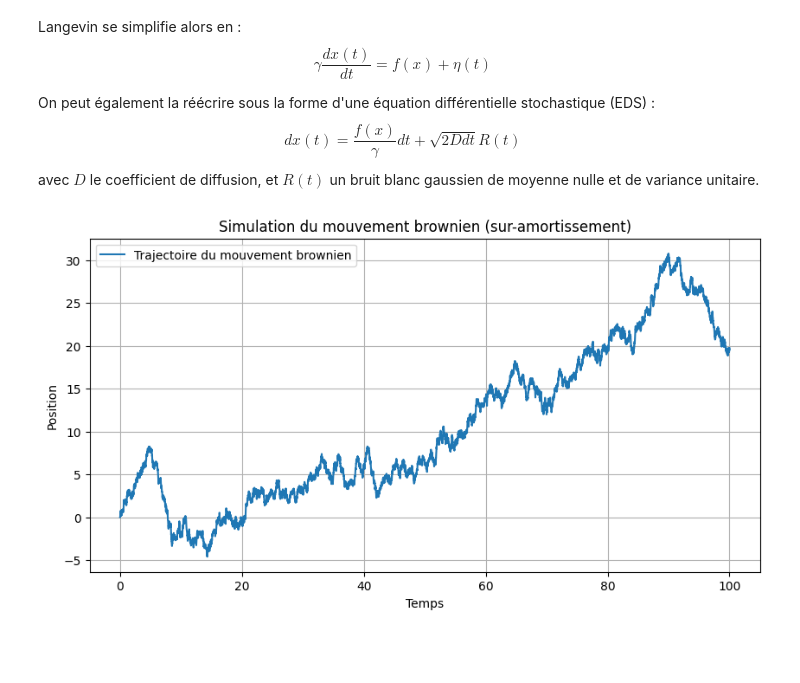
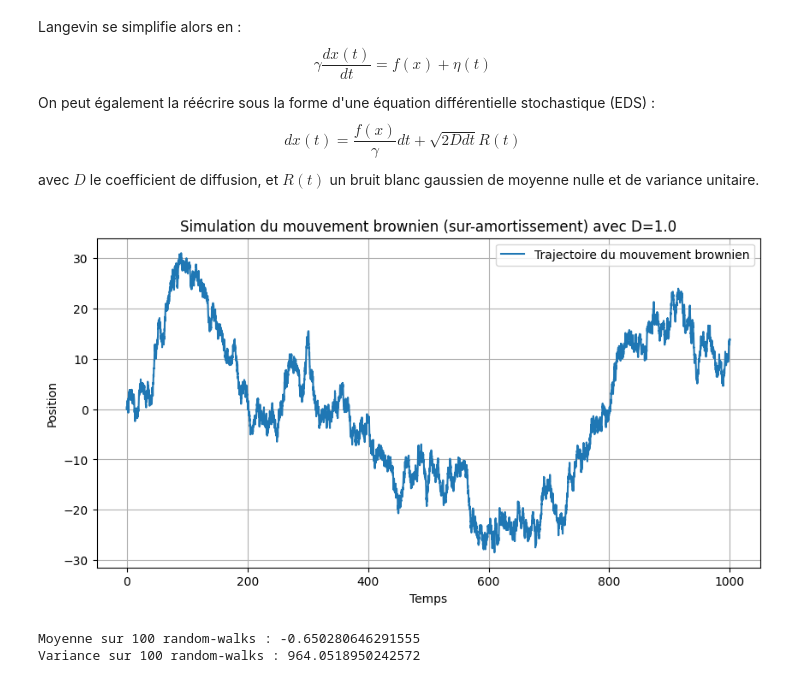
Before and after one commit to ostix360/Brownian-Motion, a Jupyter notebook: CR.ipynb, the cells around one changed output. Saved outputs shown, nothing was run; the diff lists cells and outputs as text; code cells hidden in the pictures; blank space fills up the shorter version.

```diff
--- a/CR.ipynb
+++ b/CR.ipynb
@@ -22,28 +22,45 @@ avec $D$ le coefficient de diffusion, et $R(t)$ un bruit blanc gaussien de moyen
 # %%
 import numpy as np
 import matplotlib.pyplot as plt
 from free_particle import euler_maruyama
 
 # Paramètres de la simulation
 step = 10000 # Nombre de pas de temps
-dt = 0.01 # Pas de temps
+dt = 0.1 # Pas de temps
 gamma = 1.0 # Coefficient de friction
 D = 1.0 # Coefficient de diffusion
 x0 = 0.0 # Position initiale
 
 # Simulation du mouvement brownien
 T = step*dt # Temps total de simulation
-x = euler_maruyama(D, gamma, T, dt )
+x = euler_maruyama(D, gamma, T, dt)
 t = np.arange(0, T, dt)
+
+# Simulation de plusieurs random-walk pour faire la moyenne sur plein
+n_walks = 100
+x_walks = np.zeros((n_walks, step))
+for i in range(n_walks):
+    x_walks[i] = euler_maruyama(D, gamma, T, dt)[:, 0]
+
+x_mean = np.mean(x_walks, axis=0)
+x_var = np.var(x_walks, axis=0)
+print(f"Moyenne sur {n_walks} random-walks : {x_mean}")
+print(f"Variance sur {n_walks} random-walks : {x_var}")
 
 # Tracé de la trajectoire
 plt.figure(figsize=(10, 5))
 plt.plot(t, x, label='Trajectoire du mouvement brownien')
 plt.xlabel('Temps')
 plt.ylabel('Position')
-plt.title('Simulation du mouvement brownien (sur-amortissement)')
+plt.title('Simulation du mouvement brownien (sur-amortissement) avec D={}'.format(D))
 plt.legend()
 plt.grid()
 plt.show()
 # %% [output]
-[figure, old version]
+[figure, new version]
+# %%
+print(f"Moyenne sur {n_walks} random-walks : {x_mean.mean()}")
+print(f"Variance sur {n_walks} random-walks : {x_var.mean()}")
+# %% [output]
+Moyenne sur 100 random-walks : -0.650280646291555
+Variance sur 100 random-walks : 964.0518950242572
```
Also changed, not shown: parts of 1 cell of this notebook.
